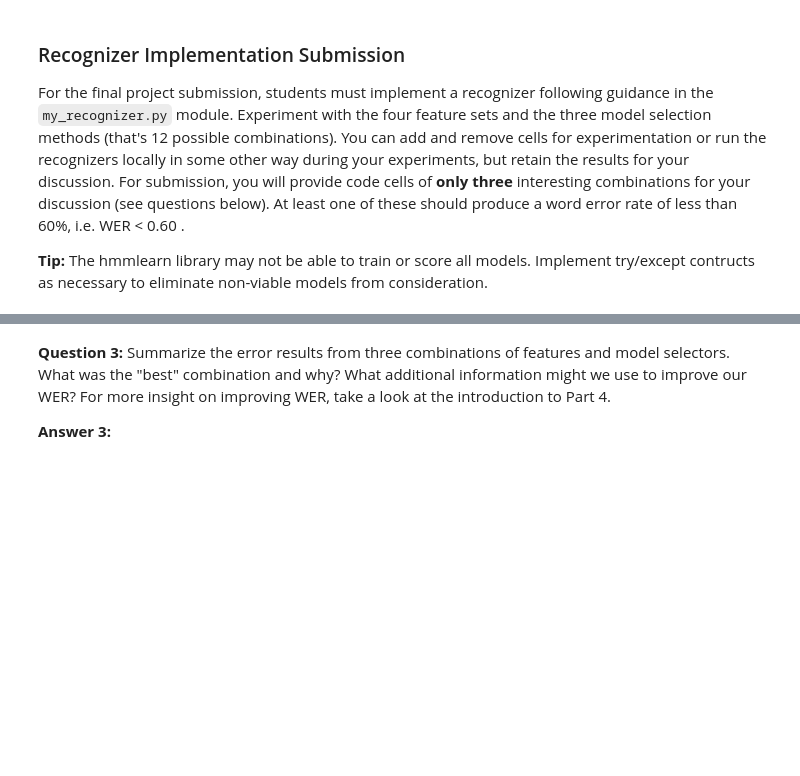
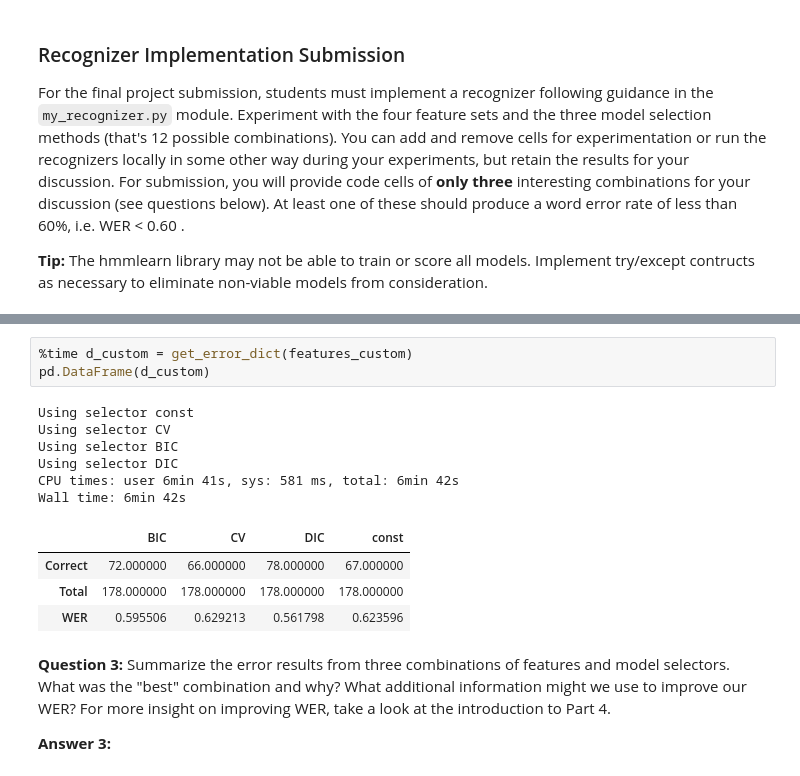
Before and after one commit to Liam-F/SignLgRecognizer, a Jupyter notebook: notebooks/asl_recognizer.ipynb, the cells around one changed output, grey strips where cells are left out. Drawn from its saved outputs; the diff is of its cells as text; blank space fills up the shorter version.

```diff
--- a/notebooks/asl_recognizer.ipynb
+++ b/notebooks/asl_recognizer.ipynb
@@ -652,3 +729,17 @@ show_errors(guesses, test_set)
+# %%
+%time d_custom = get_error_dict(features_custom)
+pd.DataFrame(d_custom)
+# %% [output]
+Using selector const
+Using selector CV
+Using selector BIC
+Using selector DIC
+CPU times: user 6min 41s, sys: 581 ms, total: 6min 42s
+Wall time: 6min 42s
+|  | BIC | CV | DIC | const |
+| Correct | 72.000000 | 66.000000 | 78.000000 | 67.000000 |
+| Total | 178.000000 | 178.000000 | 178.000000 | 178.000000 |
+| WER | 0.595506 | 0.629213 | 0.561798 | 0.623596 |
 # %% [markdown]
 **Question 3:**  Summarize the error results from three combinations of features and model selectors.  What was the "best" combination and why?  What additional information might we use to improve our WER?  For more insight on improving WER, take a look at the introduction to Part 4.
 
```
Also changed, not shown: parts of 23 cells of this notebook, 5 other files.
